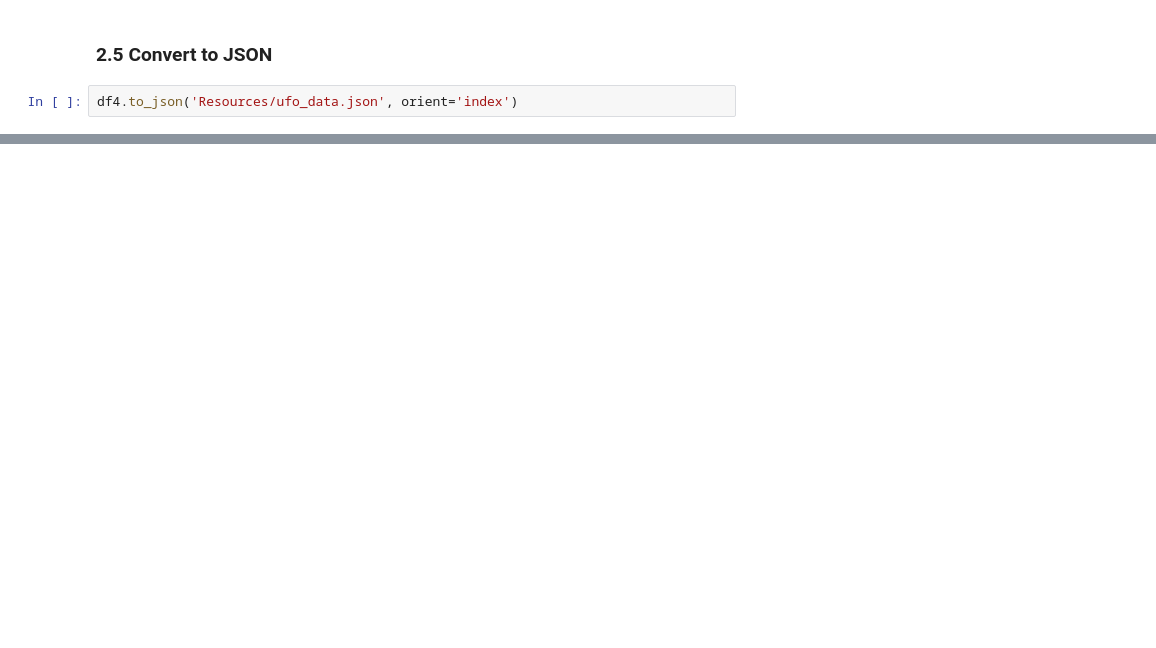
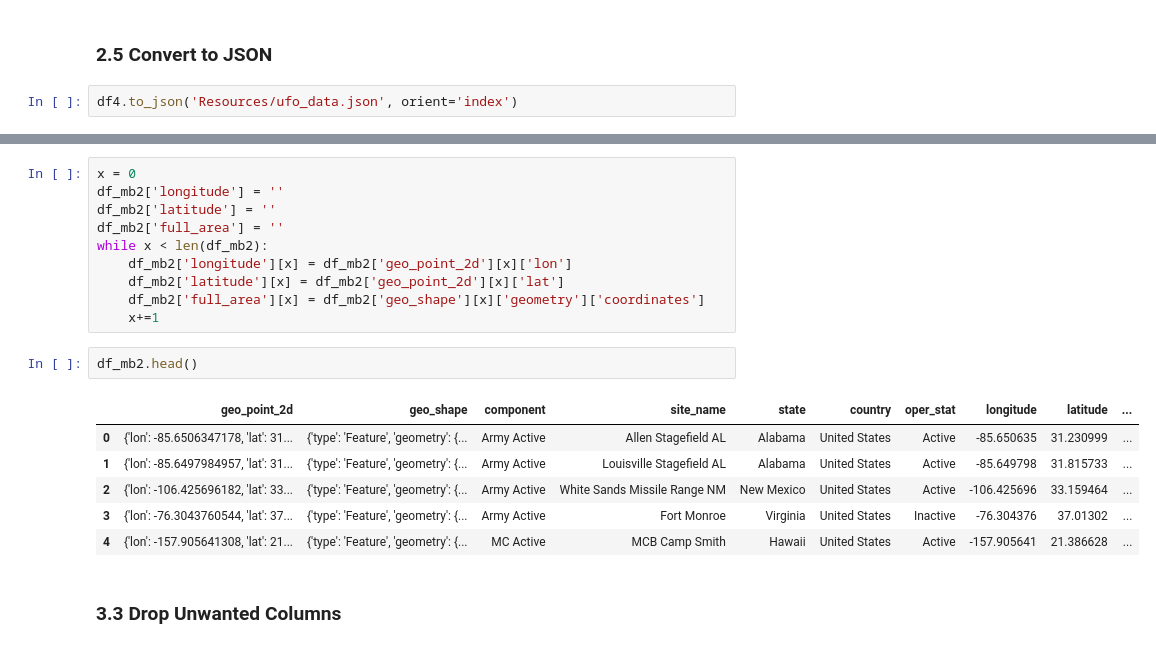
Before and after one commit to Cheryl277/Project-3-Unidenified-Falling-Objects-, a Jupyter notebook: UFO Data Cleaning.ipynb, the cells around one changed output, grey strips where cells are left out. Saved outputs shown, nothing was run; the diff lists cells and outputs as text; blank space fills up the shorter version.

```diff
--- a/UFO Data Cleaning.ipynb
+++ b/UFO Data Cleaning.ipynb
@@ -147,0 +215,21 @@ df4.to_json('Resources/ufo_data.json', orient='index')
+# %%
+x = 0
+df_mb2['longitude'] = ''
+df_mb2['latitude'] = ''
+df_mb2['full_area'] = ''
+while x < len(df_mb2):
+    df_mb2['longitude'][x] = df_mb2['geo_point_2d'][x]['lon']
+    df_mb2['latitude'][x] = df_mb2['geo_point_2d'][x]['lat']
+    df_mb2['full_area'][x] = df_mb2['geo_shape'][x]['geometry']['coordinates']
+    x+=1
+# %%
+df_mb2.head()
+# %% [output]
+|  | geo_point_2d | geo_shape | component | site_name | state | country | oper_stat | longitude | latitude | ... |
+| 0 | {'lon': -85.6506347178, 'lat': 31... | {'type': 'Feature', 'geometry': {... | Army Active | Allen Stagefield AL | Alabama | United States | Active | -85.650635 | 31.230999 | ... |
+| 1 | {'lon': -85.6497984957, 'lat': 31... | {'type': 'Feature', 'geometry': {... | Army Active | Louisville Stagefield AL | Alabama | United States | Active | -85.649798 | 31.815733 | ... |
+| 2 | {'lon': -106.425696182, 'lat': 33... | {'type': 'Feature', 'geometry': {... | Army Active | White Sands Missile Range NM | New Mexico | United States | Active | -106.425696 | 33.159464 | ... |
+| 3 | {'lon': -76.3043760544, 'lat': 37... | {'type': 'Feature', 'geometry': {... | Army Active | Fort Monroe | Virginia | United States | Inactive | -76.304376 | 37.01302 | ... |
+| 4 | {'lon': -157.905641308, 'lat': 21... | {'type': 'Feature', 'geometry': {... | MC Active | MCB Camp Smith | Hawaii | United States | Active | -157.905641 | 21.386628 | ... |
+# %% [markdown]
+### 3.3 Drop Unwanted Columns
```
Also changed, not shown: parts of 37 cells of this notebook, 2 other files.
